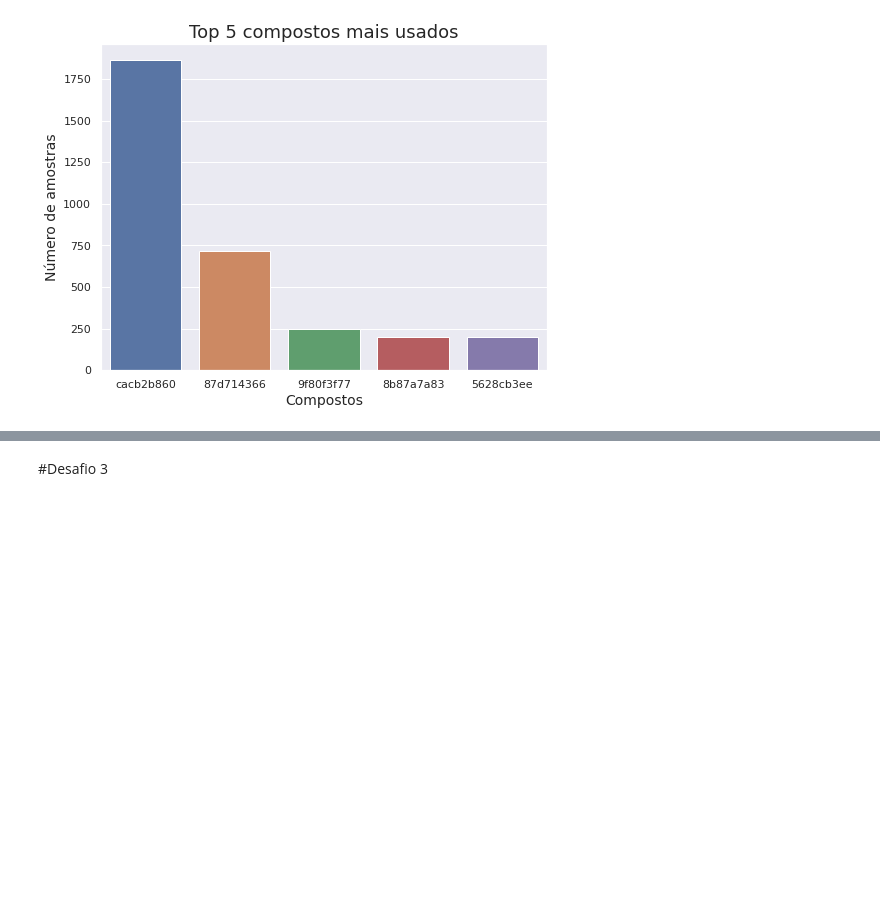
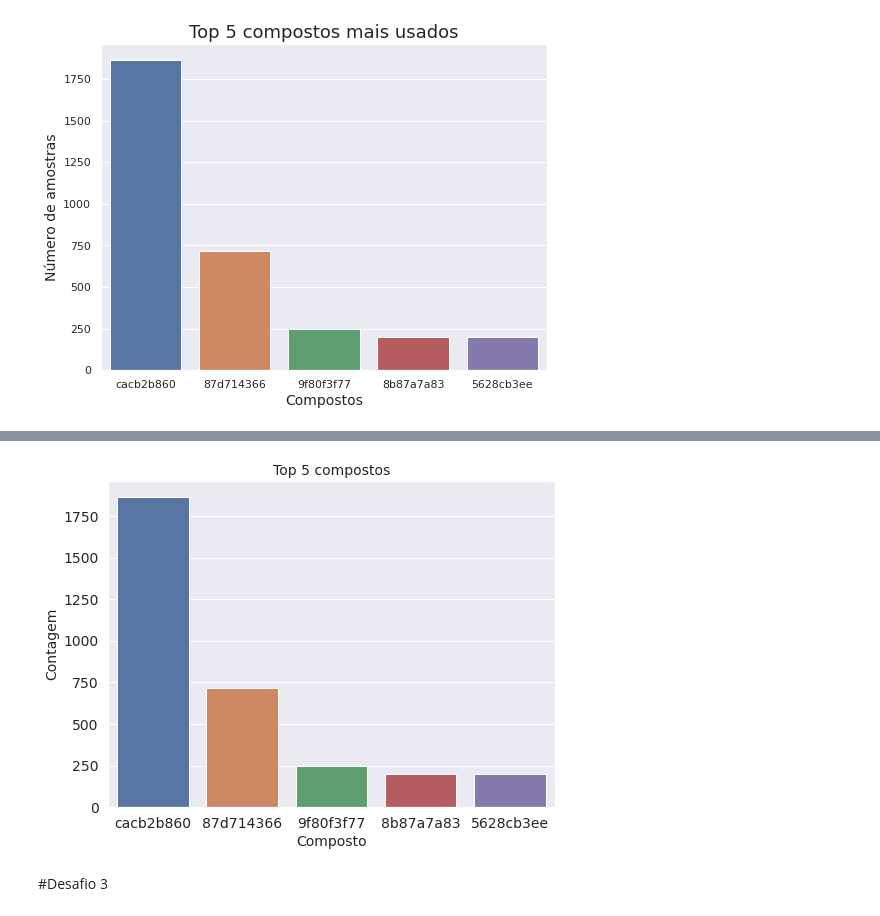
Before and after one commit to luancsoliver/imersao.dados-alura, a Jupyter notebook: Imersao_Dados_Aula_02.ipynb, the cells around one changed output, grey strips where cells are left out. Drawn from its saved outputs; the diff is of its cells as text; code cells hidden in the pictures; blank space fills up the shorter version.

```diff
--- a/Imersao_Dados_Aula_02.ipynb
+++ b/Imersao_Dados_Aula_02.ipynb
@@ -184,3 +188,18 @@ plt.show()
+# %%
+sns.set()
+
+plt.rc('axes', titlesize=14)     # O tamanho da fonte do título
+plt.rc('axes', labelsize=14)    # O tamanho da fonte dos eixos x e y
+plt.rc('xtick', labelsize=14)    # O tamanho da fonte dos números e texto no eixo x
+plt.rc('ytick', labelsize=14)    # O tamanho da fonte dos números e texto no eixo y
+plt.figure(figsize=(8, 6))
+ax = sns.countplot(x = 'composto', data=dados.query('composto in @cod_compostos'), order=cod_compostos)
+ax.set_title('Top 5 compostos')
+ax.set_ylabel('Contagem')
+ax.set_xlabel('Composto')
+plt.show()
+# %% [output]
+[figure, added]
 # %% [markdown]
 #Desafio 3
 # %%
```
Also changed, not shown: parts of 2 cells of this notebook.
